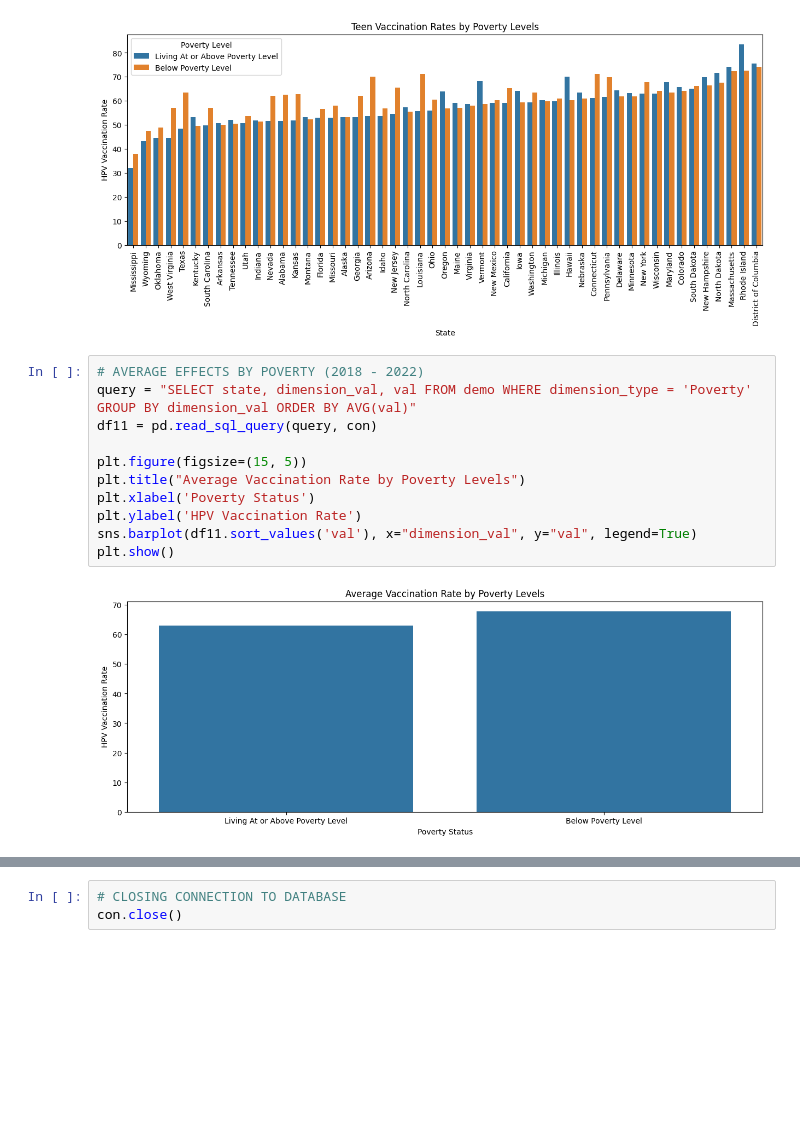
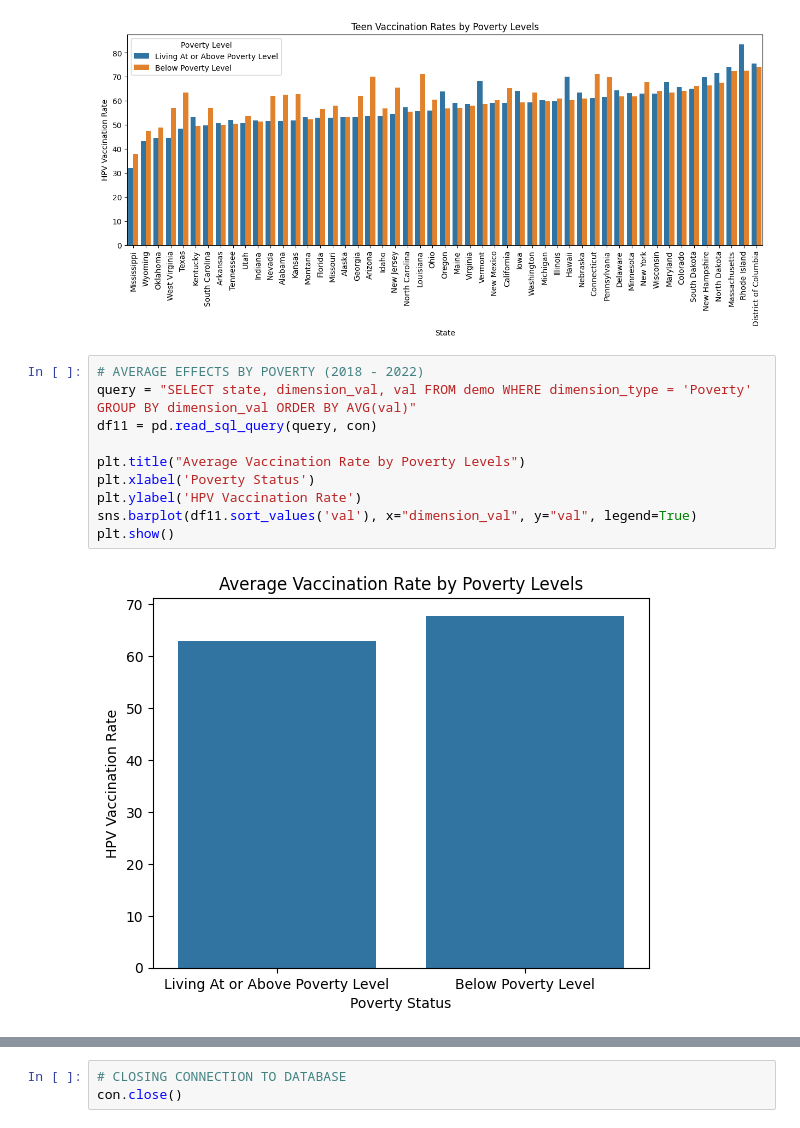
Before and after one commit to maya-papaya/ads1-cervical-cancer-analysis, a Jupyter notebook: First Semester Project: Analysis, Exploration, & Visualization (4).ipynb, the cells around one changed output, grey strips where cells are left out. Drawn from its saved outputs; the diff is of its cells as text; blank space fills up the shorter version.

```diff
--- a/First Semester Project: Analysis, Exploration, & Visualization (4).ipynb
+++ b/First Semester Project: Analysis, Exploration, & Visualization (4).ipynb
@@ -568,13 +561,12 @@ plt.show()
 # %%
 # AVERAGE EFFECTS BY POVERTY (2018 - 2022)
 query = "SELECT state, dimension_val, val FROM demo WHERE dimension_type = 'Poverty' GROUP BY dimension_val ORDER BY AVG(val)"
 df11 = pd.read_sql_query(query, con)
 
-plt.figure(figsize=(15, 5))
 plt.title("Average Vaccination Rate by Poverty Levels")
 plt.xlabel('Poverty Status')
 plt.ylabel('HPV Vaccination Rate')
 sns.barplot(df11.sort_values('val'), x="dimension_val", y="val", legend=True)
 plt.show()
 # %% [output]
-[figure, old version]
+[figure, new version]
```
Also changed, not shown: parts of 20 cells of this notebook.
